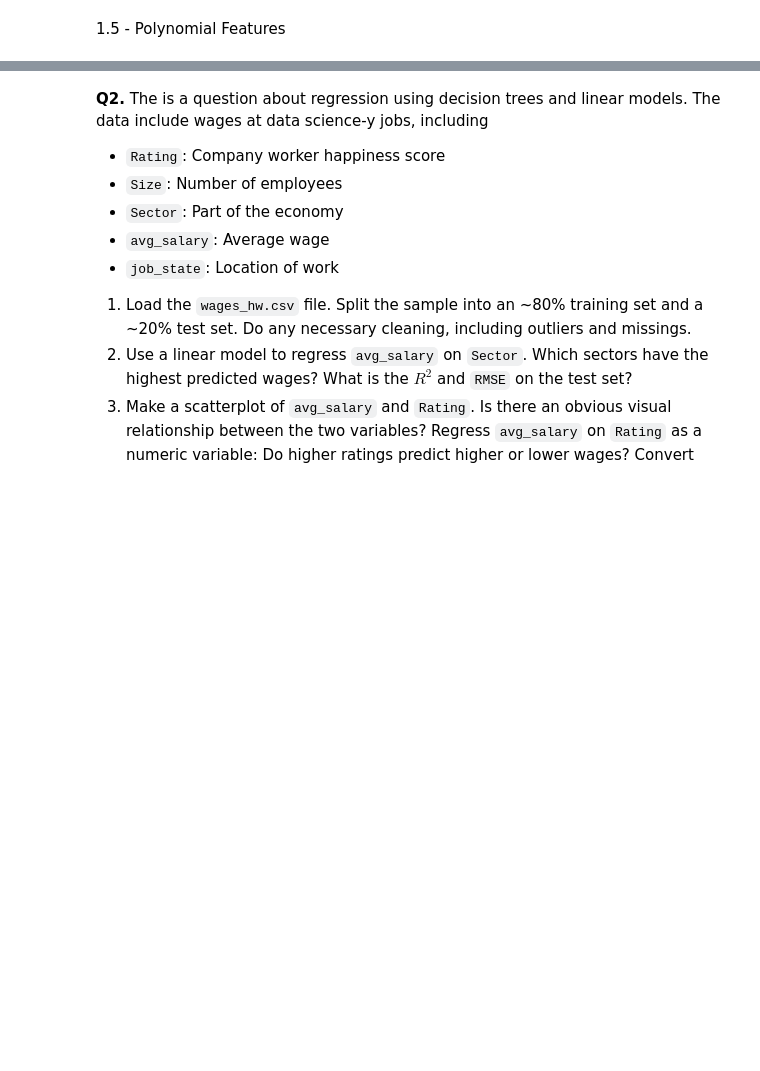
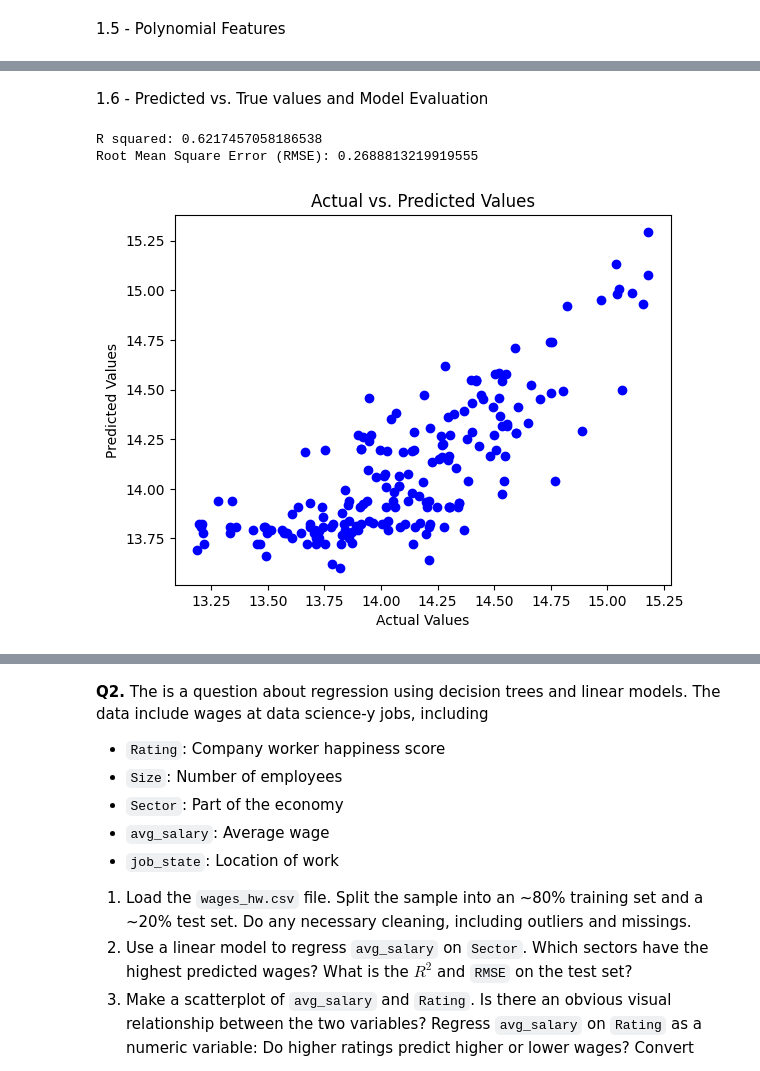
Before and after one commit to Sabrina-Hendricks/assignment4, a Jupyter notebook: assignment4.ipynb, the cells around one changed output, grey strips where cells are left out. Saved outputs shown, nothing was run; the diff lists cells and outputs as text; code cells hidden in the pictures; blank space fills up the shorter version.

```diff
--- a/assignment4.ipynb
+++ b/assignment4.ipynb
@@ -259,9 +259,9 @@ TransmissionDF.head()
 | 4 | 0 | 1 | 0 | 0 | 0 |
 # %%
 # Concatenate:
-X = pd.concat([ColorDF,Body_TypeDF, MakeDF, Fuel_TypeDF, TransmissionDF],axis=1) # Concatenate engineered features
+X_categ = pd.concat([ColorDF,Body_TypeDF, MakeDF, Fuel_TypeDF, TransmissionDF],axis=1) # Concatenate engineered features
 y = df['price_ihs']
-X.head()
+X_categ.head()
 # %% [output]
 |  | beige | black | blue | bronze | brown | golden | green | grey | maroon | orange | ... | ... |
 | 0 | 0 | 0 | 0 | 0 | 0 | 0 | 0 | 0 | 0 | 0 | ... | ... |
@@ -326,0 +382,25 @@ The joint model performs worse than the other two models. It performs significan
+# %% [markdown]
+1.6 - Predicted vs. True values and Model Evaluation
+# %%
+#Best model so far - categorical only
+X_train, X_test, y_train, y_test = train_test_split(X_categ,y,test_size=.2,random_state=100)
+
+reg = LinearRegression().fit(X_train,y_train) # Fit the linear model
+print("R squared:", reg.score(X_test, y_test)) # R squared measure
+
+y_pred = reg.predict(X_test)
+mse = mean_squared_error(y_test, y_pred)
+rmse = np.sqrt(mse)
+print("Root Mean Square Error (RMSE):", rmse)
+# %% [output]
+R squared: 0.6217457058186538
+Root Mean Square Error (RMSE): 0.2688813219919555
+# %%
+#Plot test against predicted values
+plt.scatter(y_test, y_pred, color='blue')
+plt.xlabel('Actual Values')
+plt.ylabel('Predicted Values')
+plt.title('Actual vs. Predicted Values')
+plt.show()
+# %% [output]
+[figure, added]
```
Also changed, not shown: parts of 10 cells of this notebook.
